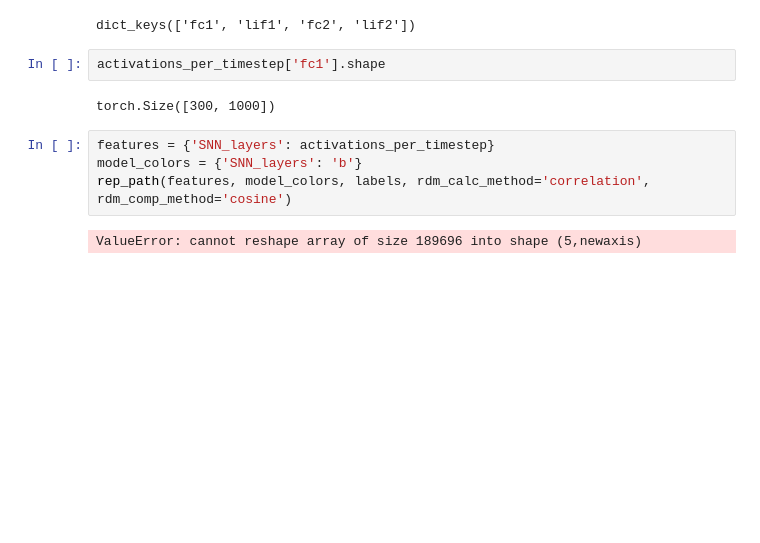
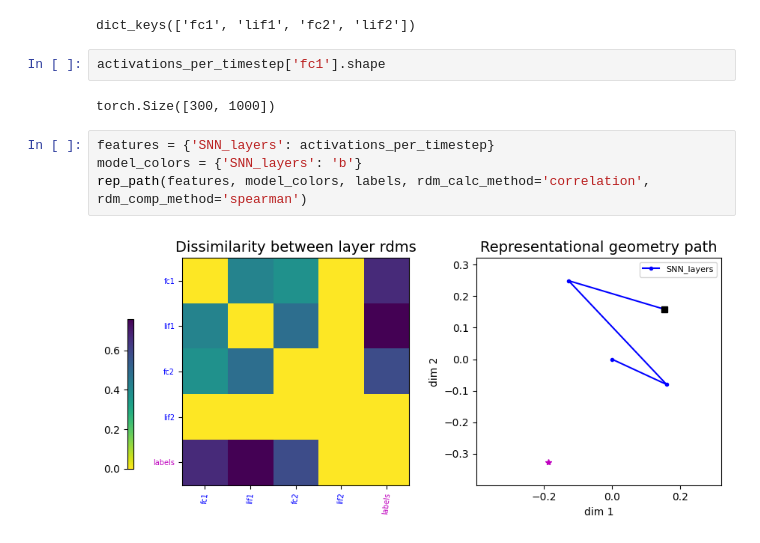
Before and after one commit to pranmod01/perceptrons-neuromatch, a Jupyter notebook: notebooks/SNN/SNN_test.ipynb, the cells around one changed output. Saved outputs shown, nothing was run; the diff lists cells and outputs as text; blank space fills up the shorter version.

```diff
--- a/notebooks/SNN/SNN_test.ipynb
+++ b/notebooks/SNN/SNN_test.ipynb
@@ -764,6 +763,6 @@ torch.Size([300, 1000])
 # %%
 features = {'SNN_layers': activations_per_timestep}
 model_colors = {'SNN_layers': 'b'}
-rep_path(features, model_colors, labels, rdm_calc_method='correlation', rdm_comp_method='cosine')
+rep_path(features, model_colors, labels, rdm_calc_method='correlation', rdm_comp_method='spearman')
 # %% [output]
-ValueError: cannot reshape array of size 189696 into shape (5,newaxis)
+[figure, added]
```
Also changed, not shown: parts of 10 cells of this notebook, 8 other files.
